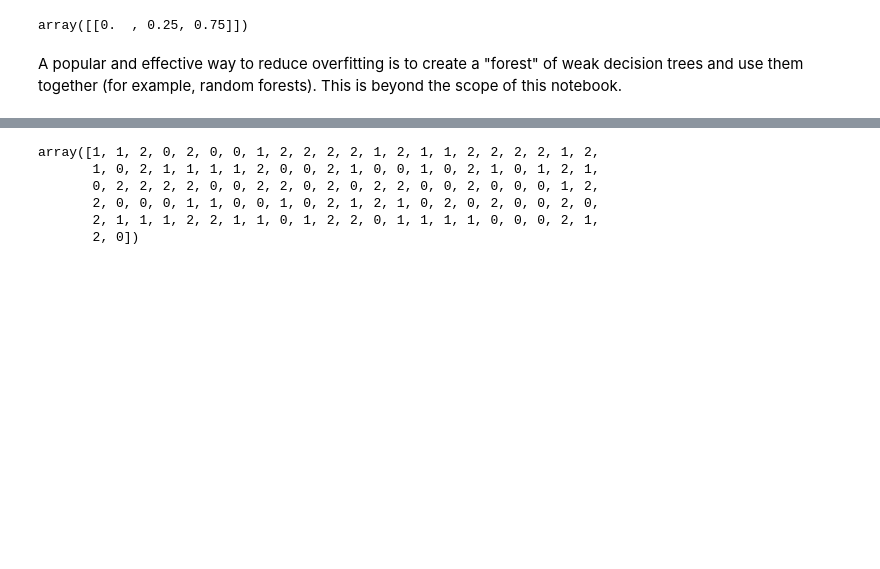
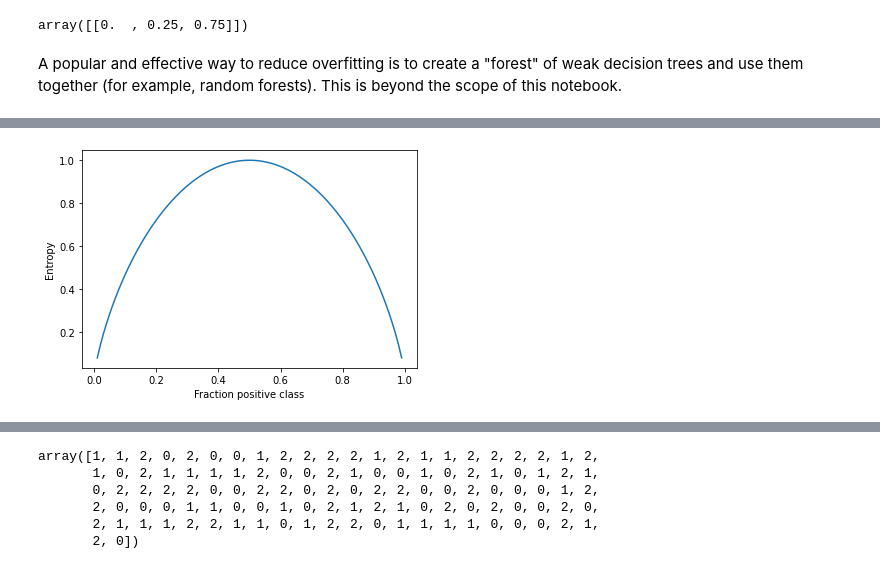
Before and after one commit to wesbarnett/blog, a Jupyter notebook: _notebooks/2019-05-14-decision-trees.ipynb, the cells around one changed output, grey strips where cells are left out. Drawn from its saved outputs; the diff is of its cells as text; code cells hidden in the pictures; blank space fills up the shorter version.

```diff
--- a/_notebooks/2019-05-14-decision-trees.ipynb
+++ b/_notebooks/2019-05-14-decision-trees.ipynb
@@ -186,0 +217,9 @@ def entropy(values):
+# %%
+node = np.zeros(100)
+# %%
+x = []
+y = []
+for i in range(99):
+    x.append((i+1)/100.)
+    node[i] = 1
+    y.append(entropy(node))
@@ -186,0 +228,7 @@ def entropy(values):
+# %%
+plt.plot(x,y)
+plt.ylabel("Entropy")
+plt.xlabel("Fraction positive class")
+plt.show()
+# %% [output]
+[figure, added]
```
Also changed, not shown: parts of 16 cells of this notebook.
